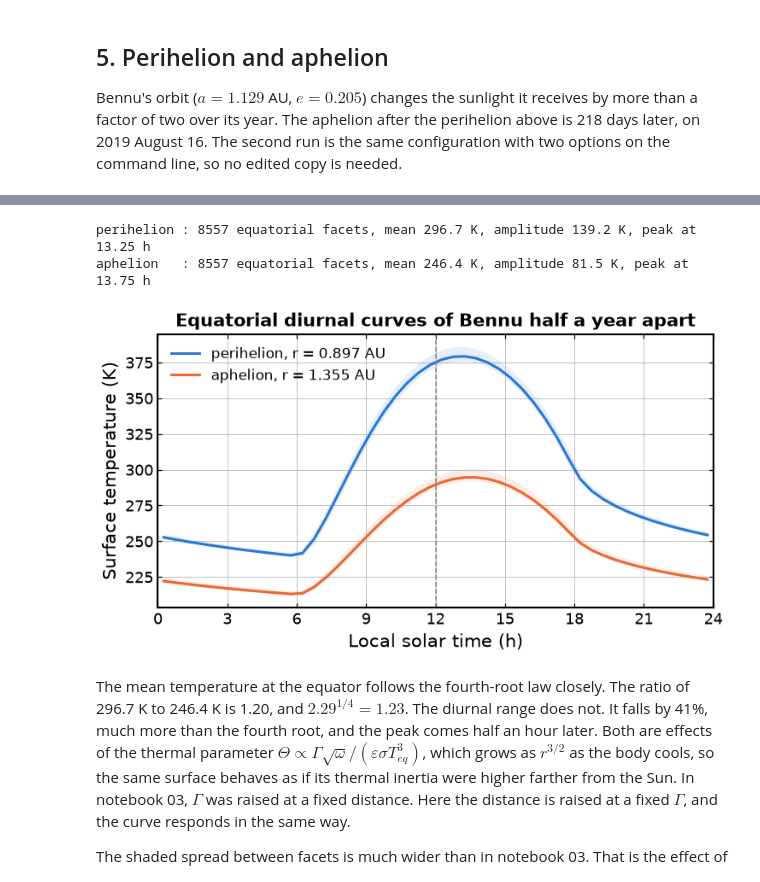
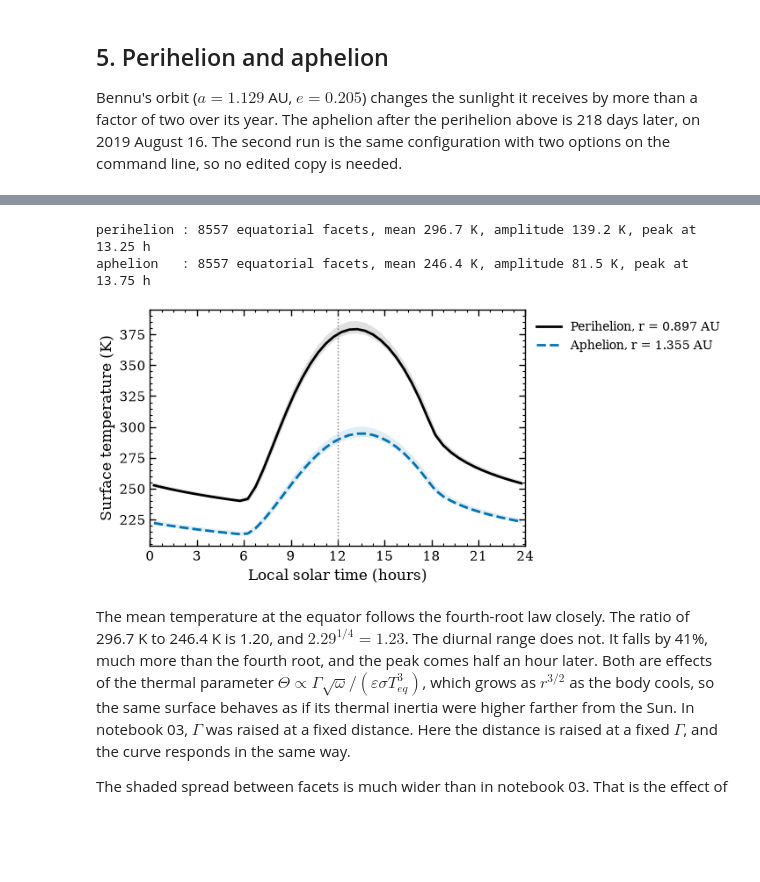
Before and after one commit to phayne/ptm3d, a Jupyter notebook: docs/tutorials/notebooks/04_asteroid_spice.ipynb, the cells around one changed output, grey strips where cells are left out. Saved outputs shown, nothing was run; the diff lists cells and outputs as text; code cells hidden in the pictures; blank space fills up the shorter version.

```diff
--- a/docs/tutorials/notebooks/04_asteroid_spice.ipynb
+++ b/docs/tutorials/notebooks/04_asteroid_spice.ipynb
@@ -296,29 +306,26 @@ perihelion r = 0.8965 AU, aphelion r = 1.3553 AU, insolation ratio 2.29
 # %%
 from ptm import plots
 
 plt = plots.styled()
-fig, ax = plt.subplots(figsize=(7, 4.0))
-for res, r_au, color, label in ((peri, r_peri, "#2a78d6", "perihelion"),
-                                (aph, r_aph, "#eb6834", "aphelion")):
+fig, ax = plt.subplots(figsize=(plots.DOUBLE_W, 3.2), layout="constrained")
+for res, r_au, color, style, label in ((peri, r_peri, plots.PALETTE[0], plots.LINESTYLES[0], "Perihelion"),
+                                       (aph, r_aph, plots.PALETTE[1], plots.LINESTYLES[1], "Aphelion")):
     steps = res.steps("temperature")
     lst, T, lo, hi, n_faces = res.local_solar_time_curve(steps=steps[len(steps) // 2:])
-    ax.plot(lst, T, color=color, lw=2, label=f"{label}, r = {r_au:.3f} AU")
+    ax.plot(lst, T, color=color, ls=style, label=f"{label}, r = {r_au:.3f} AU")
     ax.fill_between(lst, lo, hi, color=color, alpha=0.12, linewidth=0)
-    print(f"{label:11s}: {n_faces} equatorial facets, mean {T.mean():.1f} K, "
+    print(f"{label.lower():11s}: {n_faces} equatorial facets, mean {T.mean():.1f} K, "
           f"amplitude {T.max() - T.min():.1f} K, peak at {lst[np.argmax(T)]:.2f} h")
-ax.axvline(12, color="#898781", lw=1, ls="--")
-ax.set_xlabel("Local solar time (h)")
+ax.axvline(12, color="0.45", lw=1, ls=":")
+ax.set_xlabel("Local solar time (hours)")
 ax.set_ylabel("Surface temperature (K)")
-ax.set_title("Equatorial diurnal curves of Bennu half a year apart")
 ax.set_xlim(0, 24)
 ax.set_xticks(range(0, 25, 3))
-ax.legend(frameon=False)
-ax.grid(True, linewidth=0.5)
-fig.tight_layout()
+ax.legend(loc="upper left", bbox_to_anchor=(1.0, 1.0));
 # %% [output]
 perihelion : 8557 equatorial facets, mean 296.7 K, amplitude 139.2 K, peak at 13.25 h
 aphelion   : 8557 equatorial facets, mean 246.4 K, amplitude 81.5 K, peak at 13.75 h
-[figure, old version]
+[figure, new version]
 # %% [markdown]
 The mean temperature at the equator follows the fourth-root law closely. The ratio of 296.7 K to
 246.4 K is 1.20, and $2.29^{1/4} = 1.23$. The diurnal range does not. It falls by 41%, much more
```
Also changed, not shown: parts of 7 cells of this notebook.
